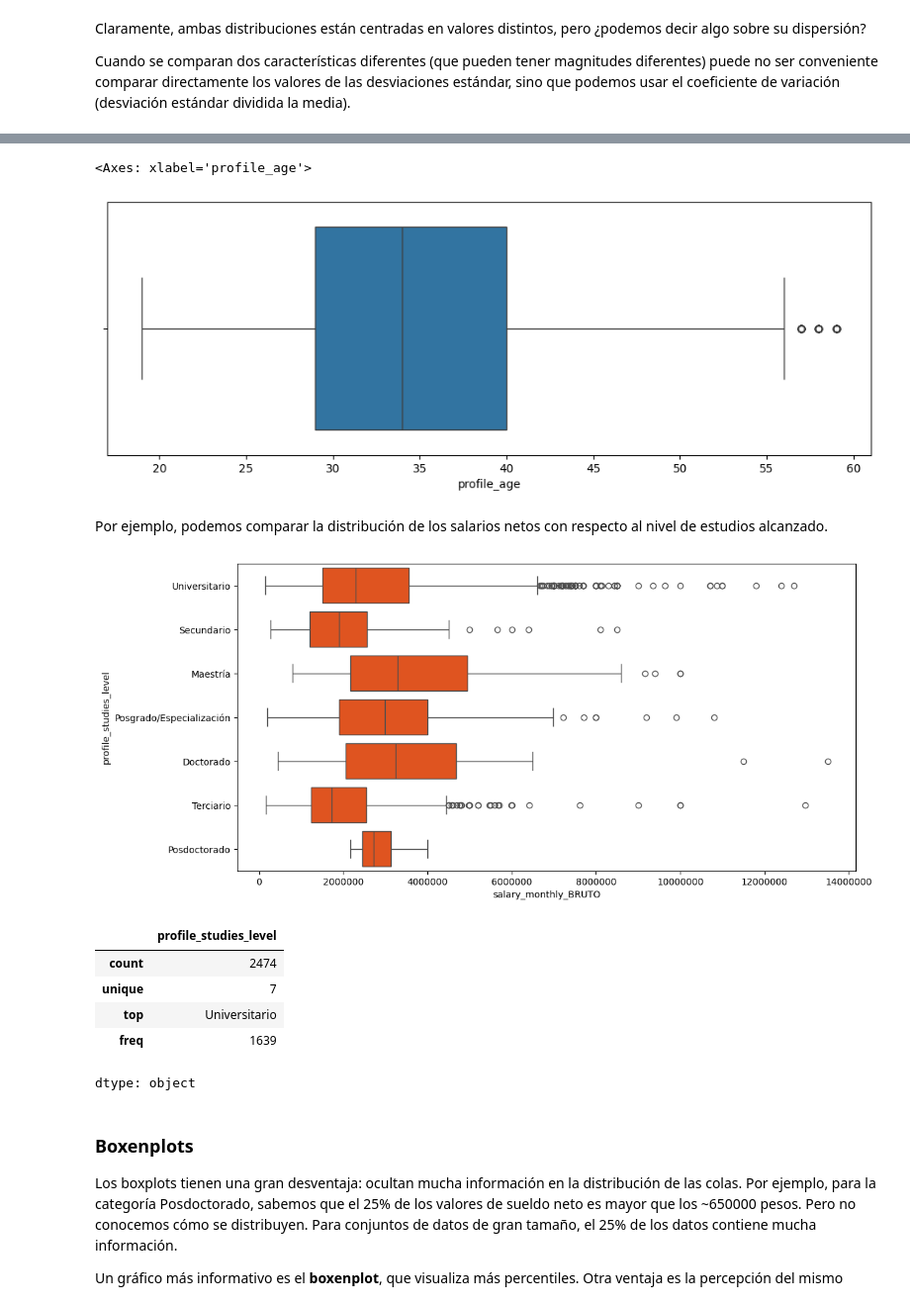
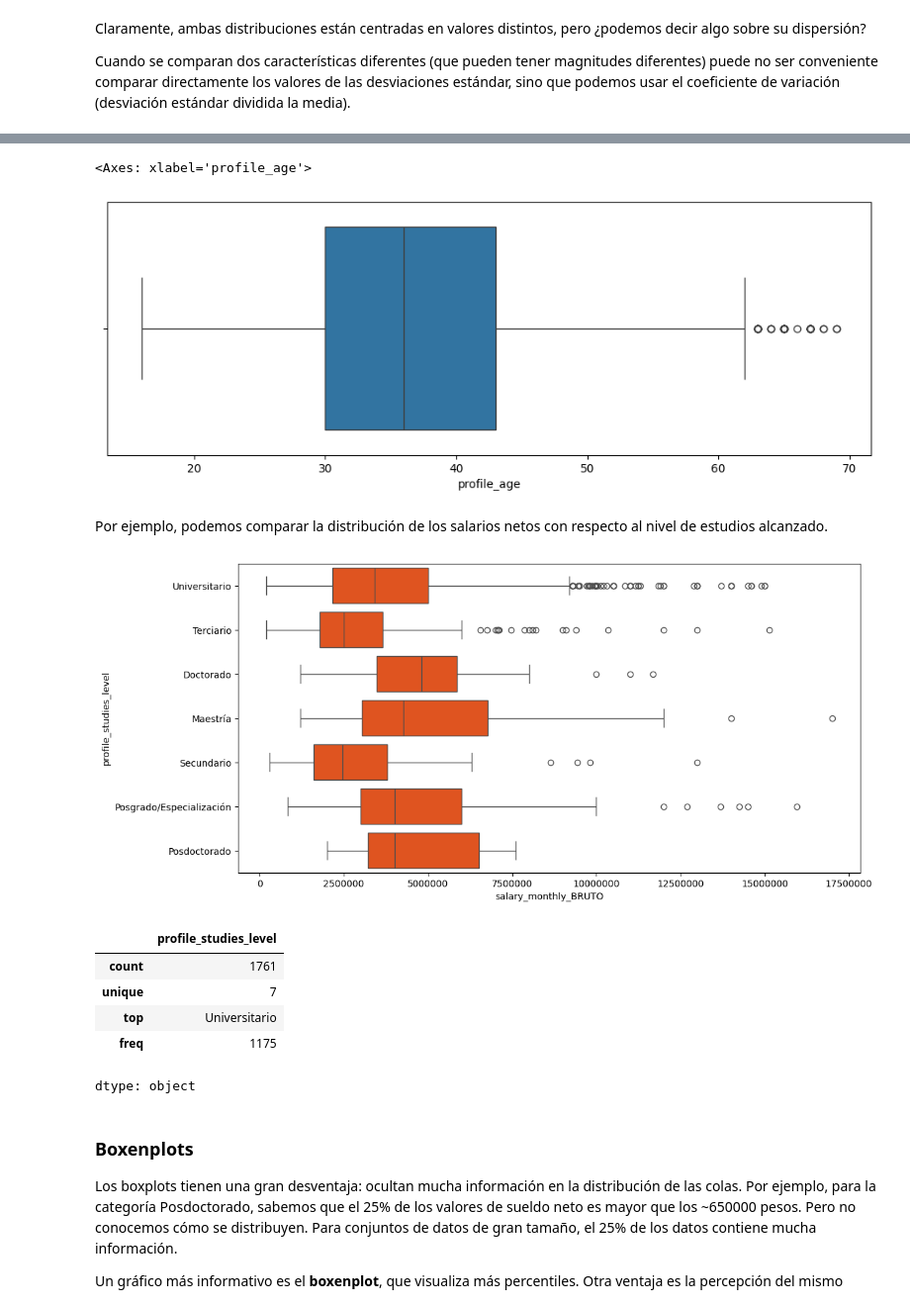
Before and after one commit to DiploDatos/AnalisisyVisualizacion, a Jupyter notebook: 02 Datos y Modelos.ipynb, the cells around one changed output, grey strips where cells are left out. Shown at 99% size. Drawn from its saved outputs; the diff is of its cells as text; code cells hidden in the pictures.

```diff
--- a/02 Datos y Modelos.ipynb
+++ b/02 Datos y Modelos.ipynb
@@ -21,7 +21,7 @@ import seaborn
 
 En la notebook 00 se explican los detalles de la siguiente sección.
 # %%
-url = 'https://raw.githubusercontent.com/DiploDatos/AnalisisyVisualizacion/refs/heads/master/sysarmy_survey_2025_processed.csv'
+url = 'https://raw.githubusercontent.com/DiploDatos/AnalisisyVisualizacion/refs/heads/master/sysarmy_survey_2026_processed.csv'
 df = pd.read_csv(url)
 # %%
 df[:3]
@@ -250,9 +250,9 @@ seaborn.displot(x=df[df.profile_age < 60].profile_age)
 # %%
 plt.figure(figsize=(12, 4))
-seaborn.boxplot(x=df[df.profile_age < 60].profile_age)
+seaborn.boxplot(x=df[df.profile_age < 70].profile_age)
 # %% [output]
 <Axes: xlabel='profile_age'>
-[figure, old version]
+[figure, new version]
 # %% [markdown]
 Por ejemplo, podemos comparar la distribución de los salarios netos con respecto al nivel de estudios alcanzado.
 # %%
@@ -261,15 +261,15 @@ seaborn.boxplot(data=df, x=salary_col, y='profile_studies_level',
                 color='orangered')
 plt.ticklabel_format(style='plain', axis='x')
 # %% [output]
-[figure, old version]
+[figure, new version]
 # %%
 df['profile_studies_level'].describe()
 # %% [output]
 |  | profile_studies_level |
-| count | 2474 |
+| count | 1761 |
 | unique | 7 |
 | top | Universitario |
-| freq | 1639 |
+| freq | 1175 |
 dtype: object
 # %% [markdown]
 ### Boxenplots
```
Also changed, not shown: parts of 21 cells of this notebook, 5 other files.
